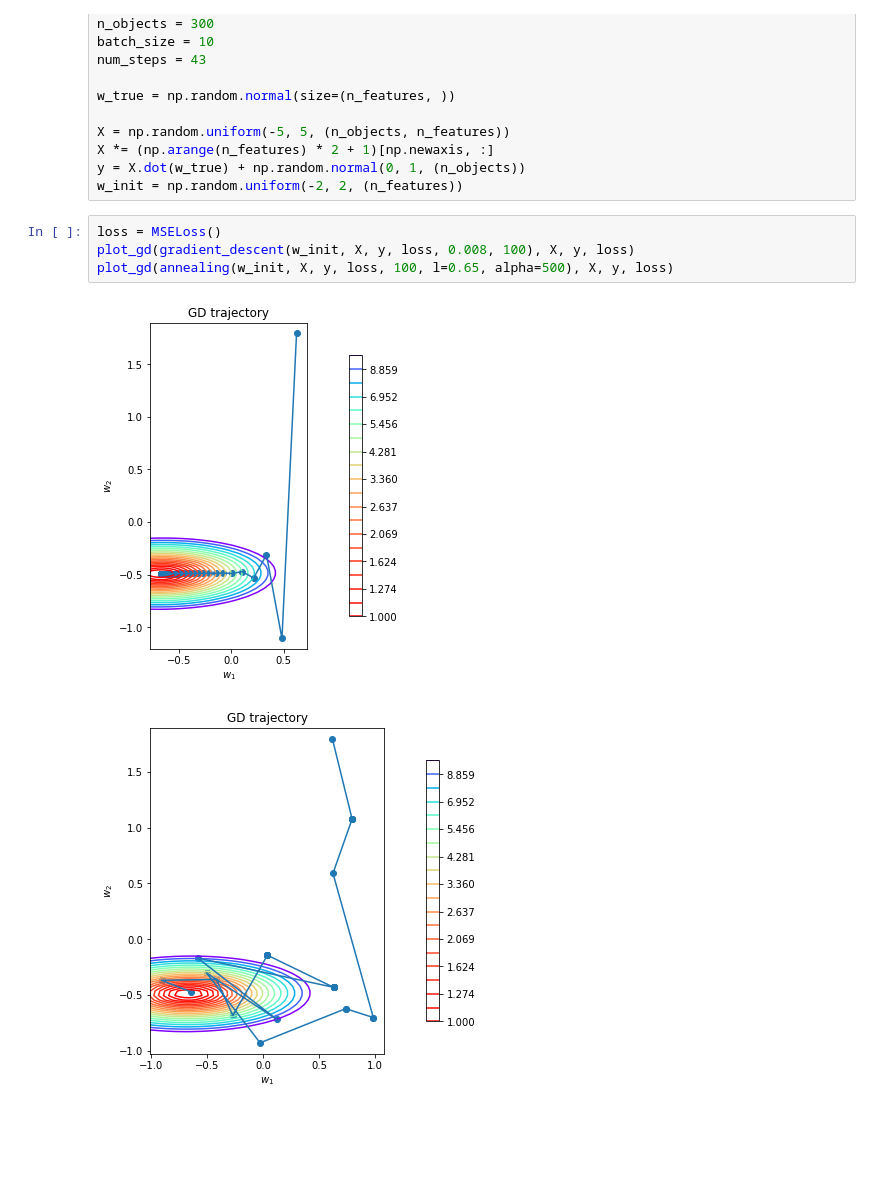
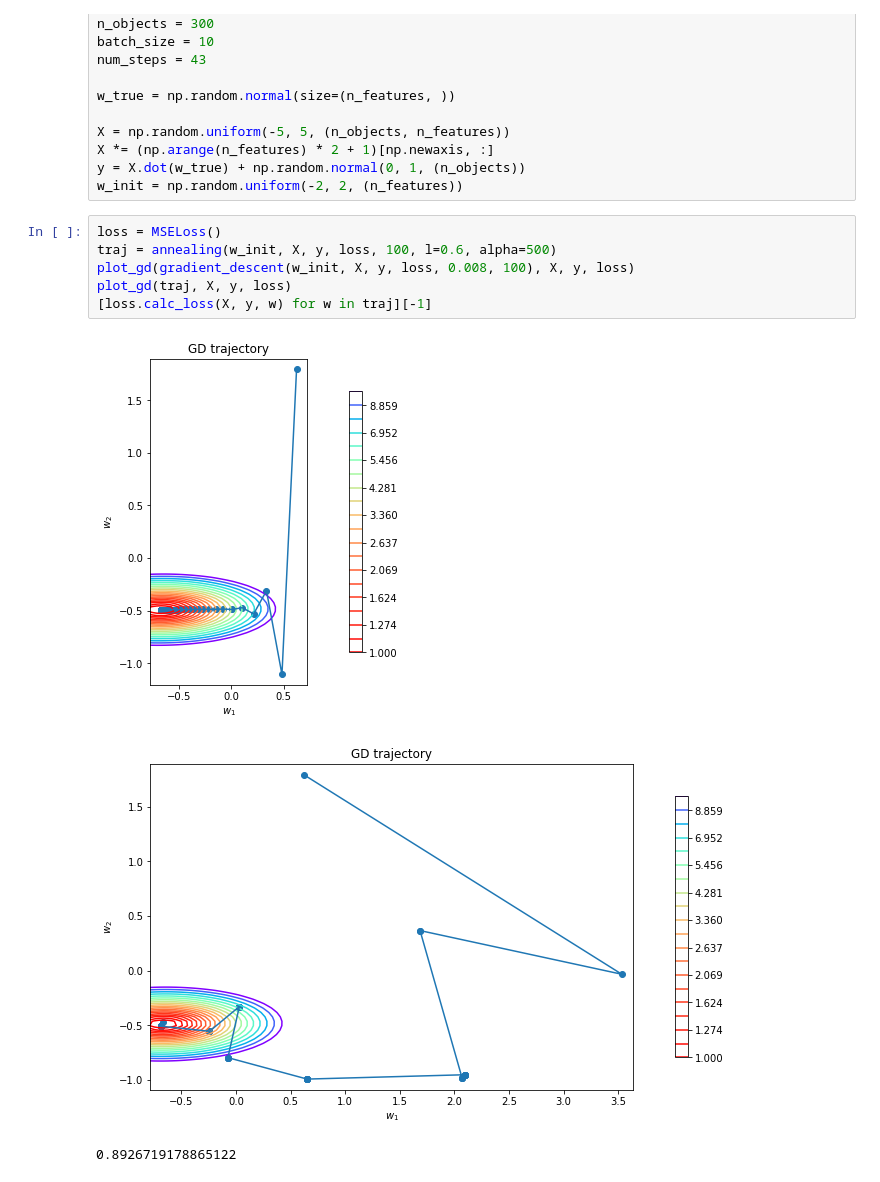
Before and after one commit to IgorLukhnev/hse_iad_data_analysis, a Jupyter notebook: hw5/hw05_gd.ipynb, the cells around one changed output. Cells and saved outputs as stored; diff of their text form; blank space fills up the shorter version.

```diff
--- a/hw5/hw05_gd.ipynb
+++ b/hw5/hw05_gd.ipynb
@@ -738,8 +764,11 @@ y = X.dot(w_true) + np.random.normal(0, 1, (n_objects))
 w_init = np.random.uniform(-2, 2, (n_features))
 # %%
 loss = MSELoss()
+traj = annealing(w_init, X, y, loss, 100, l=0.6, alpha=500)
 plot_gd(gradient_descent(w_init, X, y, loss, 0.008, 100), X, y, loss)
-plot_gd(annealing(w_init, X, y, loss, 100, l=0.65, alpha=500), X, y, loss)
+plot_gd(traj, X, y, loss)
+[loss.calc_loss(X, y, w) for w in traj][-1]
 # %% [output]
 [figure]
-[figure, old version]
+[figure, new version]
+0.8926719178865122
```
Also changed, not shown: parts of 12 cells of this notebook.
